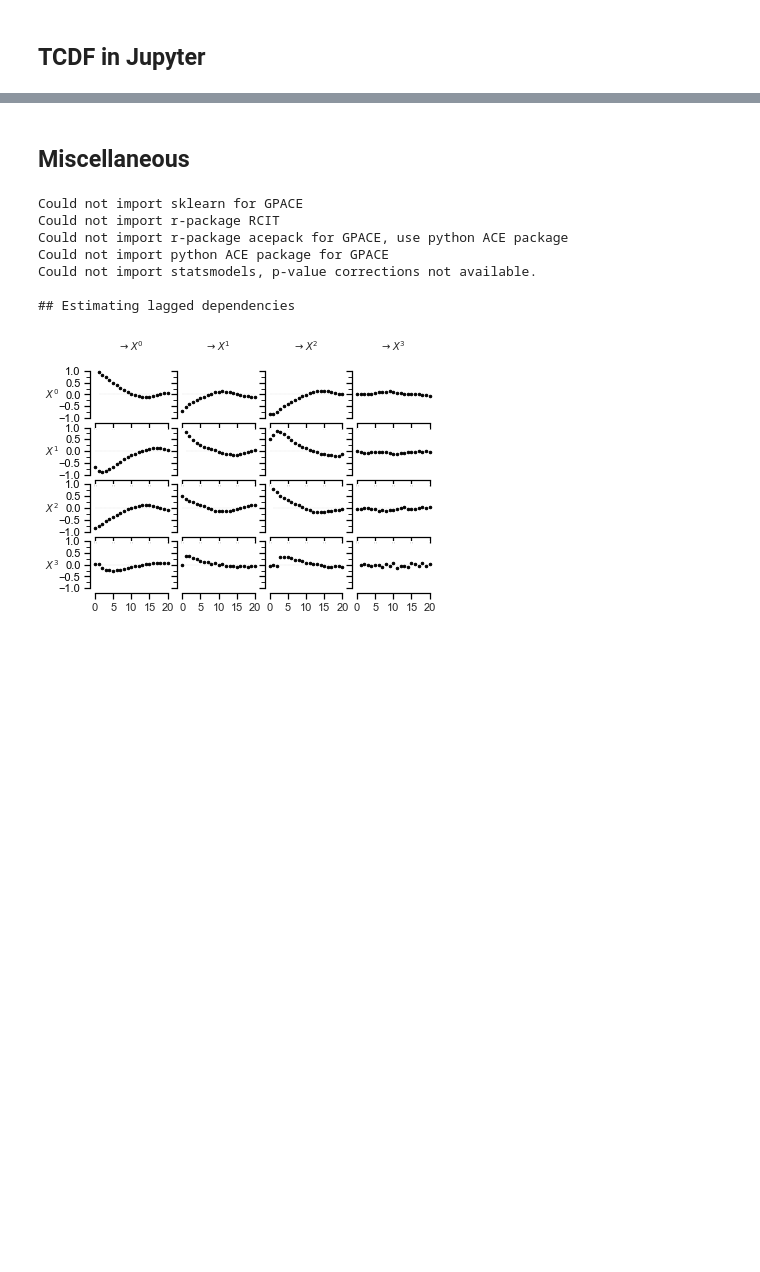
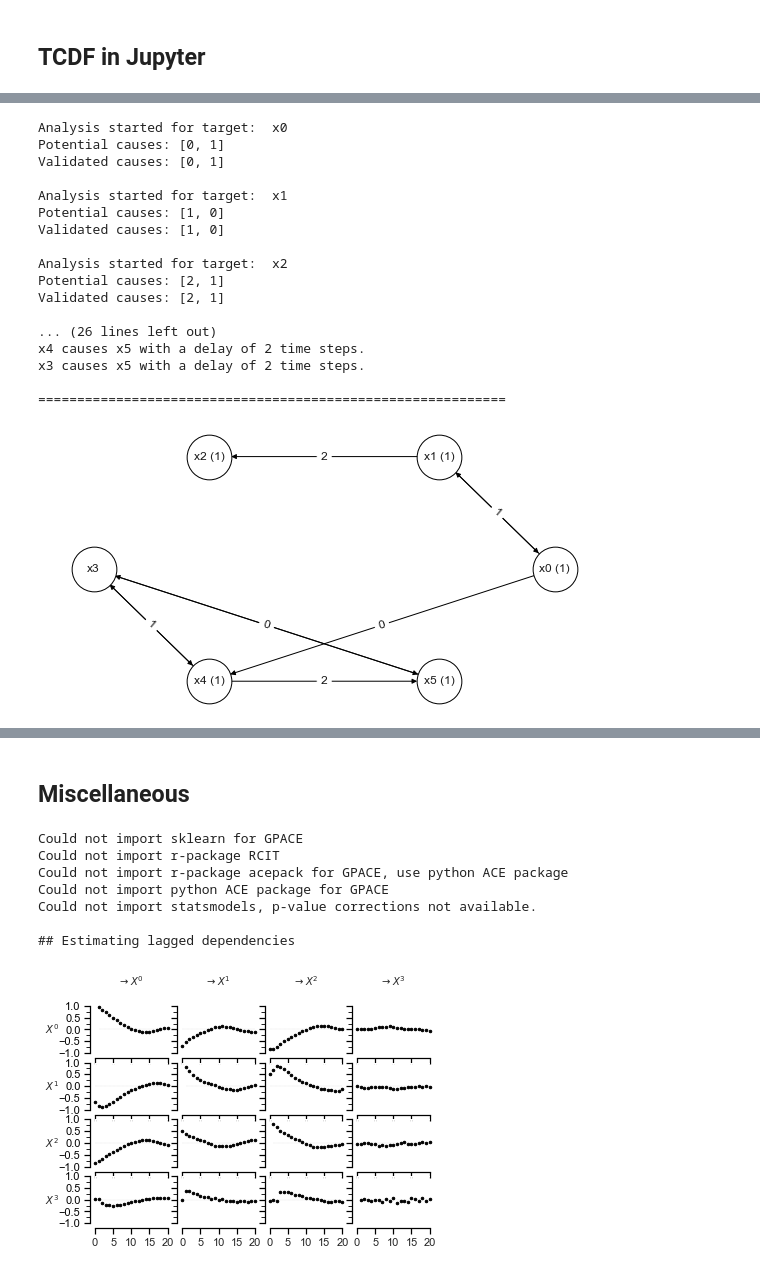
Before and after one commit to sataset/TCDF-mod, a Jupyter notebook: jupyter-notebooks/TCDF-mod-test.ipynb, the cells around one changed output, grey strips where cells are left out. Saved outputs shown, nothing was run; the diff lists cells and outputs as text; code cells hidden in the pictures; blank space fills up the shorter version.

```diff
--- a/jupyter-notebooks/TCDF-mod-test.ipynb
+++ b/jupyter-notebooks/TCDF-mod-test.ipynb
@@ -163,0 +223,48 @@ TCDF_solver.visualize_weights(pointwise=True, attention_scores=True)
+# %%
+time_steps, num_timeseries = 1000, 4
+time_grid = np.arange(time_steps)
+var_names = [r'$X^0$', r'$X^1$', r'$X^2$', r'$X^3$']
+links_coeffs = { 0: [((0, -1), 0.7), ((1, -1), -0.8)],
+                 1: [((1, -1), 0.8)],
+                 2: [((2, -1), 0.5), ((1, -2), 0.5)],
+               }
+num_data = 2
+header = ','.join([f'x{i}' for i in range(num_data * len(links_coeffs))])
+
+data_1, _ = generate_ar_process(links_coeffs, time_steps)
+data_2, _ = generate_ar_process(links_coeffs, time_steps)
+
+data = np.concatenate((data_1, data_2), axis=1)
+
+root_path = os.getcwd()
+os.makedirs(f'{path_datasets}/generated/task_01', exist_ok=True)
+path_test = path_datasets + '/generated/task_01/gen_ts.csv'
+np.savetxt(path_test, data, header=header, comments='', delimiter=',')
+# %%
+TCDF_solver = TCDF(significance=1, kernel_size=4, dilation_coefficient=4, hidden_layers=0)
+TCDF_solver.fit(path_test, verbose=1)
+
+TCDF_solver.get_causes()
+# TCDF_solver.check_with_ground_truth(dataset_gt)
+
+TCDF_solver.plot_graph()
+# TCDF_solver.visualize_weights(pointwise=True, attention_scores=True)
+# %% [output]
+Analysis started for target:  x0
+Potential causes: [0, 1]
+Validated causes: [0, 1]
+
+Analysis started for target:  x1
+Potential causes: [1, 0]
+Validated causes: [1, 0]
+
+Analysis started for target:  x2
+Potential causes: [2, 1]
+Validated causes: [2, 1]
+
+... (26 lines left out)
+x4 causes x5 with a delay of 2 time steps.
+x3 causes x5 with a delay of 2 time steps.
+
+============================================================
+[figure, added]
```
Also changed, not shown: parts of 40 cells of this notebook.
